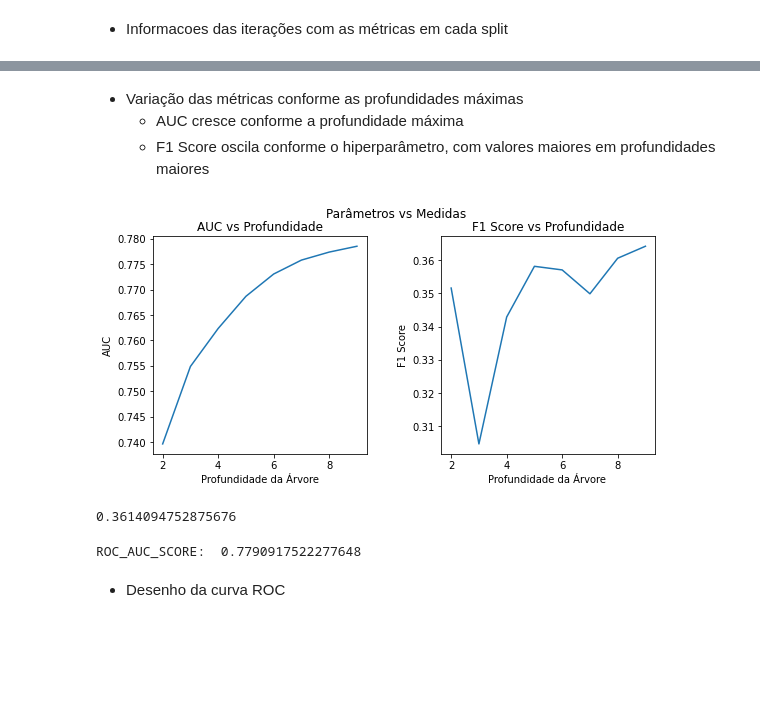
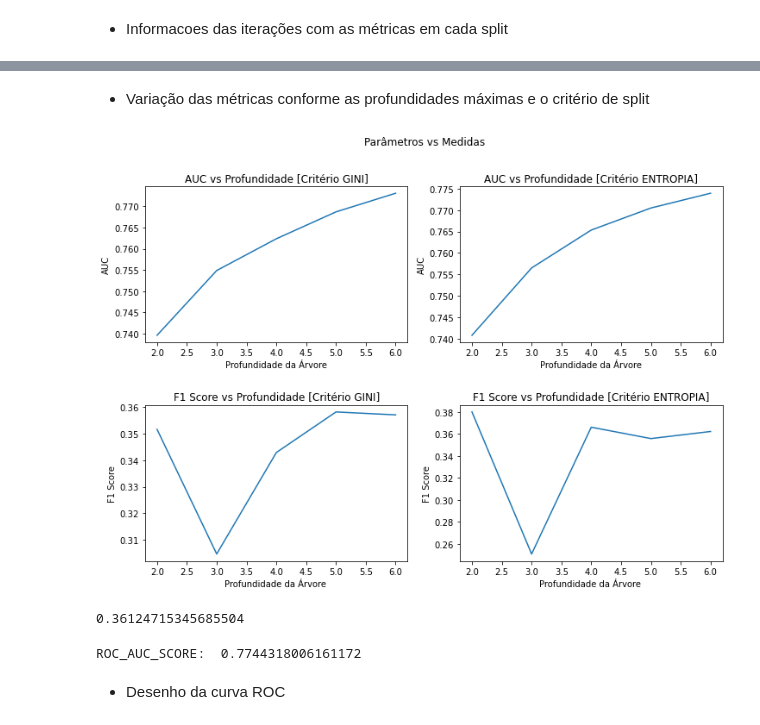
Before and after one commit to GCabral95/Aprendizado_Supervisionado, a Jupyter notebook: Modelos de Árvores.ipynb, the cells around one changed output, grey strips where cells are left out. Saved outputs shown, nothing was run; the diff lists cells and outputs as text; code cells hidden in the pictures; blank space fills up the shorter version.

```diff
--- a/Modelos de Árvores.ipynb
+++ b/Modelos de Árvores.ipynb
@@ -264,7 +323,7 @@ X_train, X_test, y_train, y_test = train_test_split(df_indep, df_dep, test_size=
             * Recall: Dos casos positivos da base, quanto % o modelo acertou que são positivas
         * ROC AUC Score: Área sob a curva ROC, mensura o quão bem o modelo esta identificando os verdadeiros positivos sem elevar os falsos positivos
 # %%
-parametro = {'max_depth':np.arange(2, 10,1)}
+parametro = {'max_depth':np.arange(2, 7,1), 'criterion': ['gini','entropy'],}
 scoring = {'AUC': 'roc_auc', 'f1': 'f1'}
 # %% [markdown]
 * A escolha da variável que irá dividir o nó será realizada com base na divisão que gerar os grupos mais homogêneos (splitter = 'best')
@@ -272,7 +331,7 @@ scoring = {'AUC': 'roc_auc', 'f1': 'f1'}
 clf = tree.DecisionTreeClassifier(splitter = 'best', random_state=42)
 # %%
 #Iterando (cross-validation) para obter o melhor hiperparâmetro com base na métrica do ROC AUC Score
-clf = GridSearchCV(clf, parametro, scoring= scoring, refit = 'AUC', cv=10)
+clf = GridSearchCV(clf, parametro, scoring= scoring, refit = 'AUC', cv=10, n_jobs=-1)
 clf.fit(X_train,y_train)
 # %% [output]
 GridSearchCV(cv=10, error_score=nan,
@@ -315,22 +375,30 @@ resultados.head()
 # %% [markdown]
-* Variação das métricas conforme as profundidades máximas
-    * AUC cresce conforme a profundidade máxima
-    * F1 Score oscila conforme o hiperparâmetro, com valores maiores em profundidades maiores
+* Variação das métricas conforme as profundidades máximas e o critério de split
 # %%
-fig, axs = plt.subplots(1,2, figsize=(9,4))
-axs[0].plot(resultados['param_max_depth'], resultados['mean_test_AUC'])
-axs[0].set(xlabel='Profundidade da Árvore', ylabel='AUC',
-       title='AUC vs Profundidade')
-axs[1].plot(resultados['param_max_depth'], abs(resultados['mean_test_f1']))
-axs[1].set(xlabel='Profundidade da Árvore ', ylabel='F1 Score',
-       title='F1 Score vs Profundidade')
+resultados_gini = resultados[resultados['param_criterion']=='gini']
+resultados_entropia = resultados[resultados['param_criterion']=='entropy']
+fig, axs = plt.subplots(2,2, figsize=(12,8))
+axs[0,0].plot(resultados_gini['param_max_depth'], resultados_gini['mean_test_AUC'])
+axs[0,0].set(xlabel='Profundidade da Árvore', ylabel='AUC',
+       title='AUC vs Profundidade [Critério GINI]')
+axs[1,0].plot(resultados_gini['param_max_depth'], abs(resultados_gini['mean_test_f1']))
+axs[1,0].set(xlabel='Profundidade da Árvore ', ylabel='F1 Score',
+       title='F1 Score vs Profundidade [Critério GINI]')
 fig.suptitle('Parâmetros vs Medidas')
-plt.subplots_adjust(wspace=0.35,hspace=1)
+axs[0,1].plot(resultados_entropia['param_max_depth'], resultados_entropia['mean_test_AUC'])
+axs[0,1].set(xlabel='Profundidade da Árvore', ylabel='AUC',
+       title='AUC vs Profundidade [Critério ENTROPIA]')
+axs[1,1].plot(resultados_entropia['param_max_depth'], abs(resultados_entropia['mean_test_f1']))
+axs[1,1].set(xlabel='Profundidade da Árvore ', ylabel='F1 Score',
+       title='F1 Score vs Profundidade [Critério ENTROPIA]')
+fig.suptitle('Parâmetros vs Medidas')
+plt.subplots_adjust(wspace=0.2,hspace=0.4)
 # %% [output]
-[figure, old version]
+[figure, new version]
 # %%
 # Calculo do f1_score nos dados de teste
+# Destacando que, para calculo do f1, assume-se o corte de 0,5 no score de propensão a classe para classificacao da observacao
 f1_score(y_test, clf.predict(X_test))
 # %% [output]
-0.3614094752875676
+0.36124715345685504
 # %%
@@ -341,7 +409,7 @@ fpr, tpr, threshold = roc_curve(y_test, y_score)
 # Calculo do ROC AUC Score nos dados de teste
 print('ROC_AUC_SCORE: ', roc_auc_score(y_test, y_score))
 # %% [output]
-ROC_AUC_SCORE:  0.7790917522277648
+ROC_AUC_SCORE:  0.7744318006161172
 # %% [markdown]
 * Desenho da curva ROC
 # %%
```
Also changed, not shown: parts of 51 cells of this notebook.
